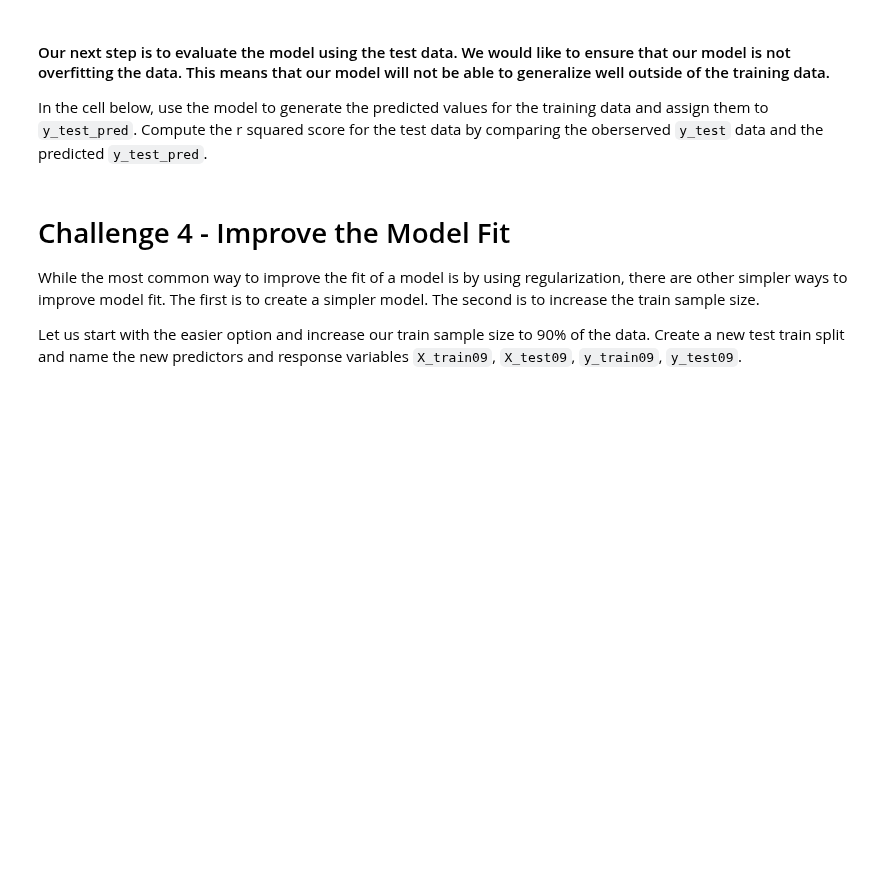
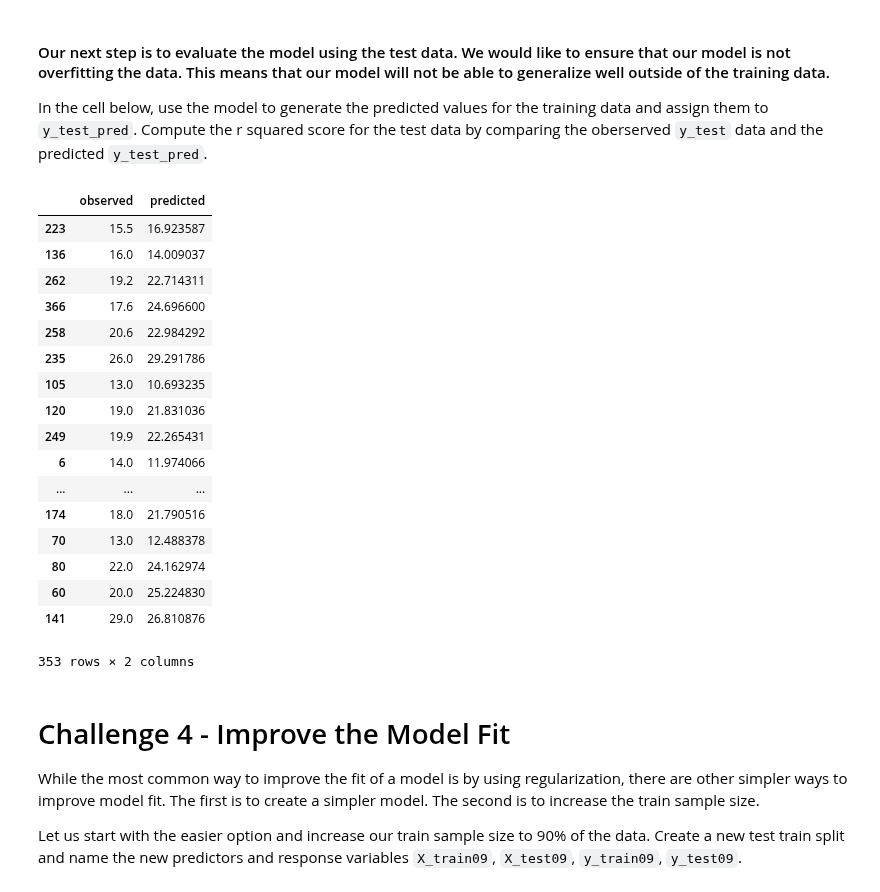
Before and after one commit to ironhack-labs/data-labs, a Jupyter notebook: module-3/lab-intro-to-sklearn/your-code/main.ipynb, the cells around one changed output. Cells and saved outputs as stored; diff of their text form; code cells hidden in the pictures; blank space fills up the shorter version.

```diff
--- a/module-3/lab-intro-to-sklearn/your-code/main.ipynb
+++ b/module-3/lab-intro-to-sklearn/your-code/main.ipynb
@@ -125,3 +307,31 @@ In the cell below, use the model to generate the predicted values for the traini
+# %%
+# Your code here:
+
+y_pred09 = auto_model09.predict(X_test09)
+
+pd.DataFrame({
+    'observed' : y_test09, # last observations
+    'predicted' : y_pred09, # predictions for that test data
+})
+# %% [output]
+|  | observed | predicted |
+| 223 | 15.5 | 16.923587 |
+| 136 | 16.0 | 14.009037 |
+| 262 | 19.2 | 22.714311 |
+| 366 | 17.6 | 24.696600 |
+| 258 | 20.6 | 22.984292 |
+| 235 | 26.0 | 29.291786 |
+| 105 | 13.0 | 10.693235 |
+| 120 | 19.0 | 21.831036 |
+| 249 | 19.9 | 22.265431 |
+| 6 | 14.0 | 11.974066 |
+| ... | ... | ... |
+| 174 | 18.0 | 21.790516 |
+| 70 | 13.0 | 12.488378 |
+| 80 | 22.0 | 24.162974 |
+| 60 | 20.0 | 25.224830 |
+| 141 | 29.0 | 26.810876 |
+353 rows × 2 columns
 # %% [markdown]
 # Challenge 4 - Improve the Model Fit
 
```
Also changed, not shown: parts of 38 cells of this notebook.
